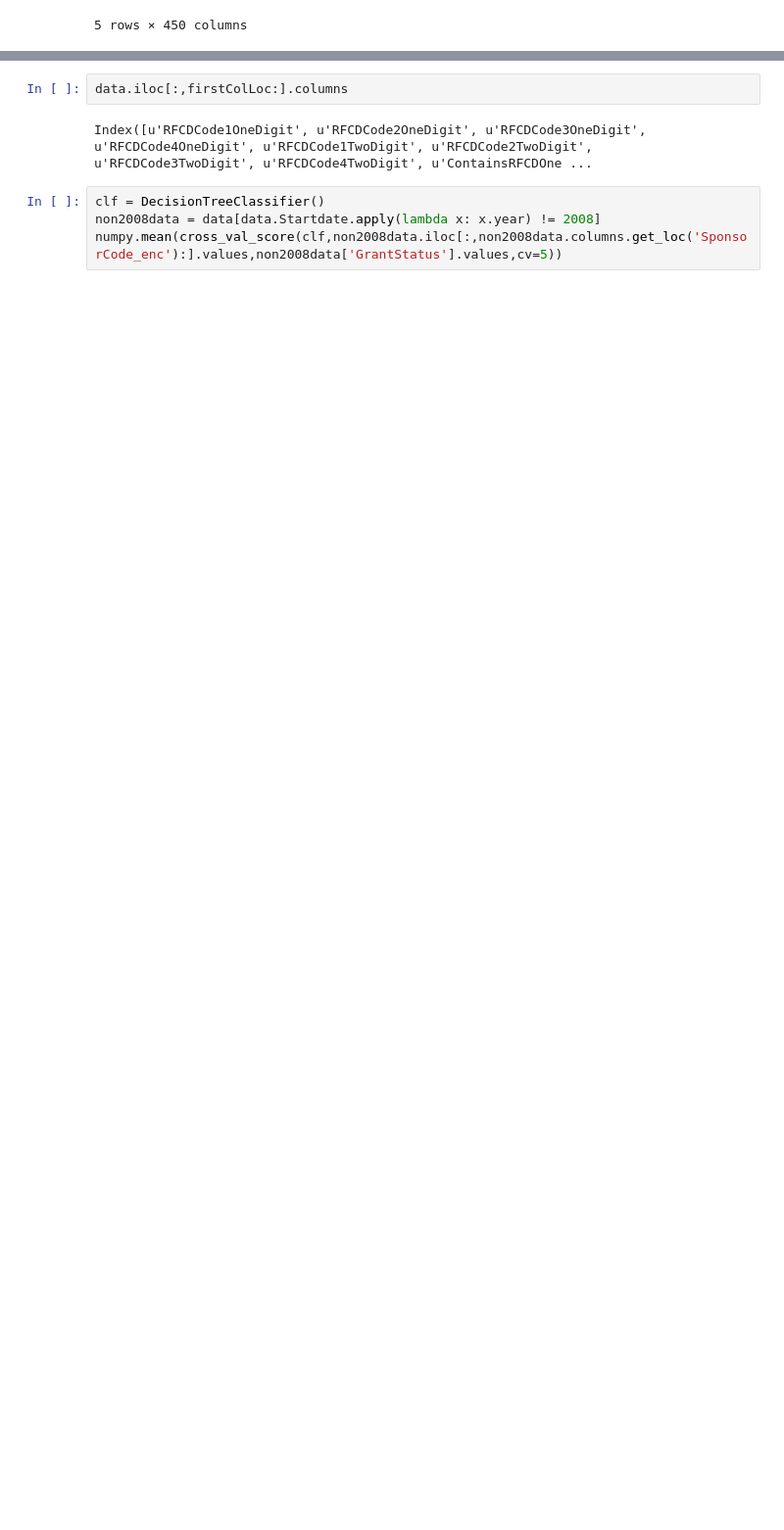
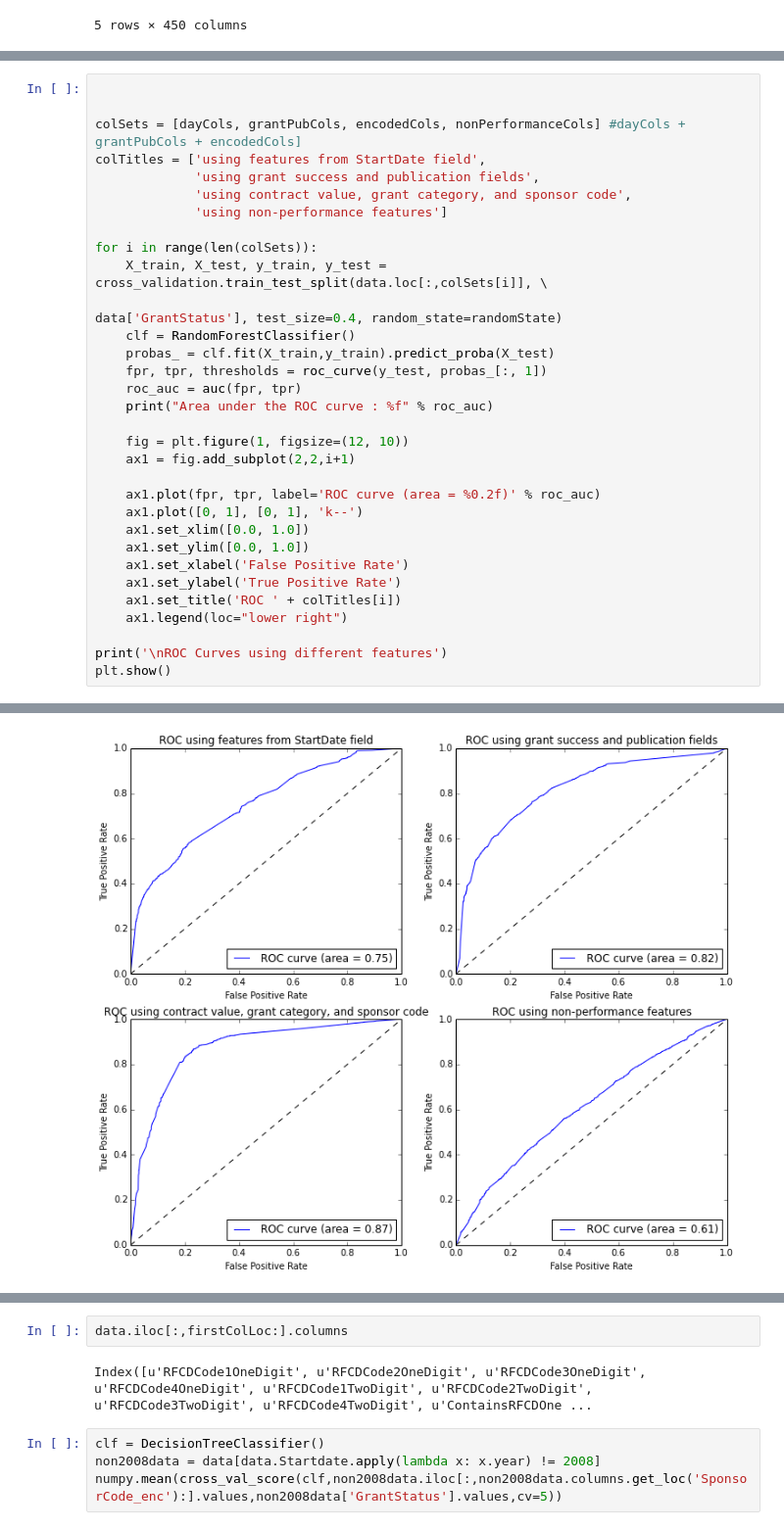
Before and after one commit to realmichaelzyy/cs249project, a Jupyter notebook: kaggle/workspace/classifier/KaggleDataset.ipynb, the cells around one changed output, grey strips where cells are left out. Shown at 98% size. Saved outputs shown, nothing was run; the diff lists cells and outputs as text; blank space fills up the shorter version.

```diff
--- a/kaggle/workspace/classifier/KaggleDataset.ipynb
+++ b/kaggle/workspace/classifier/KaggleDataset.ipynb
@@ -1190,0 +1219,33 @@ from sklearn.cross_validation import cross_val_score
+# %%
+
+
+colSets = [dayCols, grantPubCols, encodedCols, nonPerformanceCols] #dayCols + grantPubCols + encodedCols]
+colTitles = ['using features from StartDate field',
+             'using grant success and publication fields',
+             'using contract value, grant category, and sponsor code',
+             'using non-performance features']
+
+for i in range(len(colSets)):
+    X_train, X_test, y_train, y_test = cross_validation.train_test_split(data.loc[:,colSets[i]], \
+                                                                     data['GrantStatus'], test_size=0.4, random_state=randomState)
+    clf = RandomForestClassifier()
+    probas_ = clf.fit(X_train,y_train).predict_proba(X_test)
+    fpr, tpr, thresholds = roc_curve(y_test, probas_[:, 1])
+    roc_auc = auc(fpr, tpr)
+    print("Area under the ROC curve : %f" % roc_auc)
+
+    fig = plt.figure(1, figsize=(12, 10))
+    ax1 = fig.add_subplot(2,2,i+1)
+
+    ax1.plot(fpr, tpr, label='ROC curve (area = %0.2f)' % roc_auc)
+    ax1.plot([0, 1], [0, 1], 'k--')
+    ax1.set_xlim([0.0, 1.0])
+    ax1.set_ylim([0.0, 1.0])
+    ax1.set_xlabel('False Positive Rate')
+    ax1.set_ylabel('True Positive Rate')
+    ax1.set_title('ROC ' + colTitles[i])
+    ax1.legend(loc="lower right")
+
+print('\nROC Curves using different features')
+plt.show()
+# %% [output]
@@ -1191 +1258,2 @@ from sklearn.cross_validation import cross_val_score
+[figure, added]
 # %%
```
Also changed, not shown: parts of 8 cells of this notebook.
